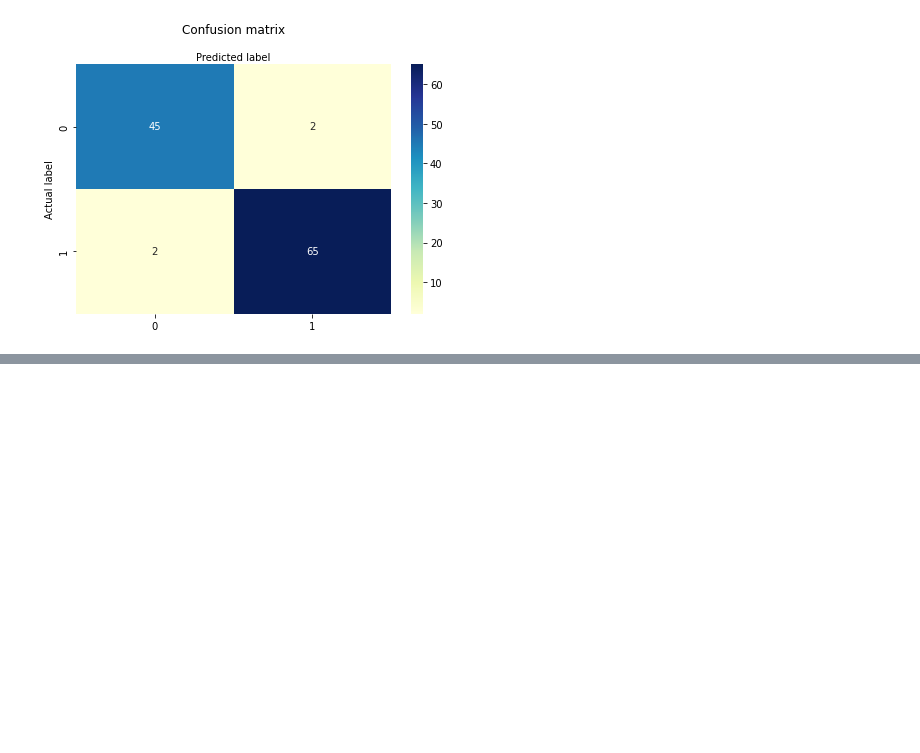
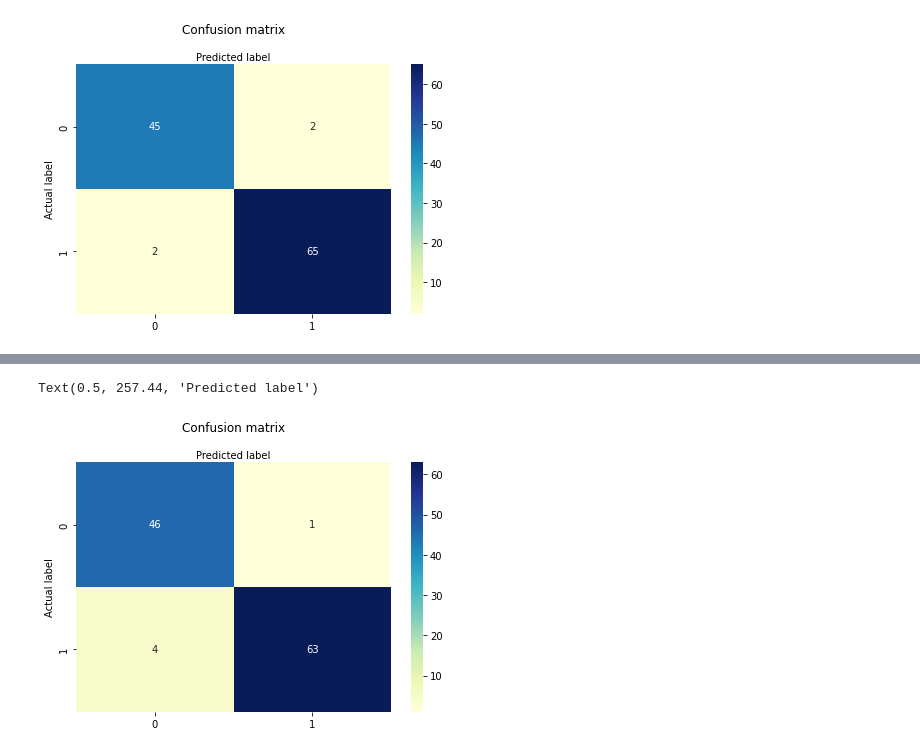
Before and after one commit to BrevinBrown/BrevinBrown, a Jupyter notebook: Homework2.ipynb, the cells around one changed output, grey strips where cells are left out. Cells and saved outputs as stored; diff of their text form; code cells hidden in the pictures; blank space fills up the shorter version.

```diff
--- a/Homework2.ipynb
+++ b/Homework2.ipynb
@@ -262,0 +265,14 @@ Text(0.5, 257.44, 'Predicted label')
+# %%
+XTrain4, XTest4, YTrain4, YTest4 = train_test_split(breast_input,breast_output, test_size=0.2,random_state=0)
+sc = StandardScaler()
+XTrain4Std = sc.fit_transform(XTrain4)
+XTest4Std = sc.transform(XTest4)
+
+C = [10,1,.1,.01]
+for c in C:
+  clf = LogisticRegression(penalty='l1',C=c,solver='liblinear',max_iter=200)
+  clf.fit(XTrain4, np.ravel(YTrain4))
+  print('C:',c)
+  print('Training accuracy:',clf.score(XTrain4Std, YTrain4))
+  print('Test accuracy:',clf.score(XTest4Std, YTest4))
+  print('')
@@ -262,0 +295,9 @@ Text(0.5, 257.44, 'Predicted label')
+# %%
+kfold4 = KFold(n_splits=5, random_state=0,shuffle=True)
+model4 = LogisticRegression(solver='liblinear')
+results4 = cross_val_score(model,breast_input,np.ravel(breast_output),cv=kfold4)
+print("Accuracy: %.3f%% (%.3f%%)" % (results.mean()*100, results.std()*100))
+
+kfold4B = KFold(n_splits=10, random_state=0,shuffle=True)
+results4B = cross_val_score(model,breast_input,np.ravel(breast_output),cv=kfold4B)
+print("Accuracy: %.3f%% (%.3f%%)" % (results2.mean()*100, results2.std()*100))
@@ -262,0 +307,6 @@ Text(0.5, 257.44, 'Predicted label')
+# %%
+model4.fit(XTrain4,np.ravel(YTrain4))
+predicted4 = model4.predict(XTest4)
+report4 = classification_report(YTest4, predicted4)
+matrix4 = confusion_matrix(YTest4, predicted4)
+print(report4)
@@ -262,0 +322,16 @@ Text(0.5, 257.44, 'Predicted label')
+# %%
+class_names=[0,1] # name of classes
+fig, ax = plt.subplots()
+tick_marks = np.arange(len(class_names))
+plt.xticks(tick_marks, class_names)
+plt.yticks(tick_marks, class_names)
+# create heatmap
+sns.heatmap(pd.DataFrame(matrix4), annot=True, cmap="YlGnBu" ,fmt='g')
+ax.xaxis.set_label_position("top")
+plt.tight_layout()
+plt.title('Confusion matrix', y=1.1)
+plt.ylabel('Actual label')
+plt.xlabel('Predicted label')
+# %% [output]
+Text(0.5, 257.44, 'Predicted label')
+[figure, added]
```
Also changed, not shown: parts of 4 cells of this notebook.
